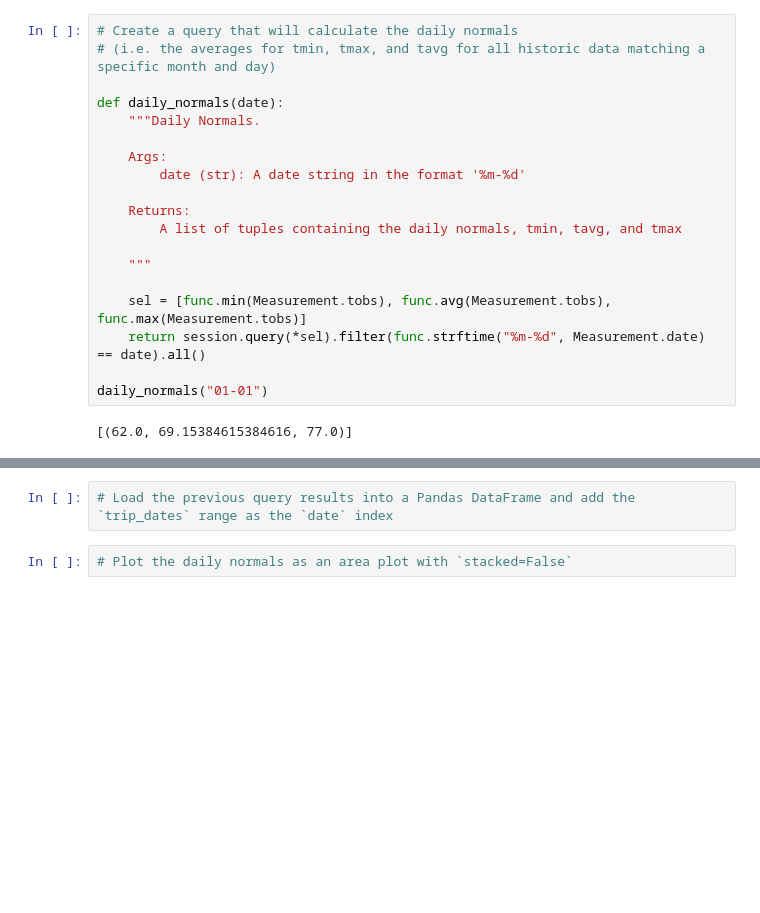
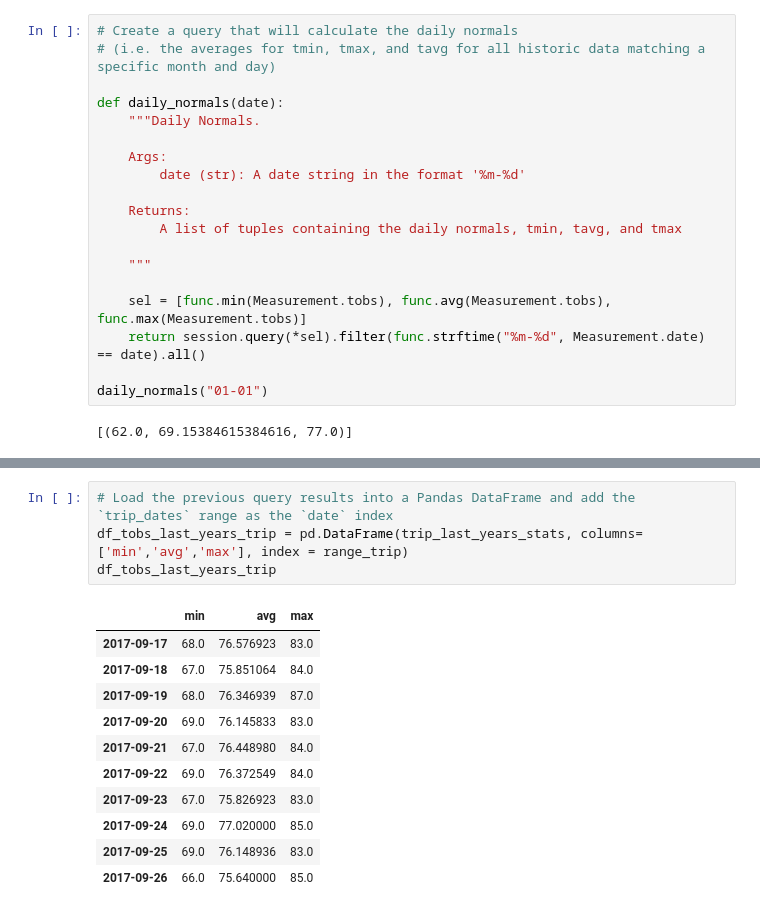
Before and after one commit to dialsilv/sqlalchemy-challenge, a Jupyter notebook: DS_climate.ipynb, the cells around one changed output, grey strips where cells are left out. Saved outputs shown, nothing was run; the diff lists cells and outputs as text; blank space fills up the shorter version.

```diff
--- a/DS_climate.ipynb
+++ b/DS_climate.ipynb
@@ -293,4 +373,16 @@ daily_normals("01-01")
 # %%
 # Load the previous query results into a Pandas DataFrame and add the `trip_dates` range as the `date` index
+df_tobs_last_years_trip = pd.DataFrame(trip_last_years_stats, columns=['min','avg','max'], index = range_trip)
+df_tobs_last_years_trip
+# %% [output]
+|  | min | avg | max |
+| 2017-09-17 | 68.0 | 76.576923 | 83.0 |
+| 2017-09-18 | 67.0 | 75.851064 | 84.0 |
+| 2017-09-19 | 68.0 | 76.346939 | 87.0 |
+| 2017-09-20 | 69.0 | 76.145833 | 83.0 |
+| 2017-09-21 | 67.0 | 76.448980 | 84.0 |
+| 2017-09-22 | 69.0 | 76.372549 | 84.0 |
+| 2017-09-23 | 67.0 | 75.826923 | 83.0 |
+| 2017-09-24 | 69.0 | 77.020000 | 85.0 |
+| 2017-09-25 | 69.0 | 76.148936 | 83.0 |
+| 2017-09-26 | 66.0 | 75.640000 | 85.0 |
-# %%
-# Plot the daily normals as an area plot with `stacked=False`
```
Also changed, not shown: parts of 26 cells of this notebook, 5 other files.
